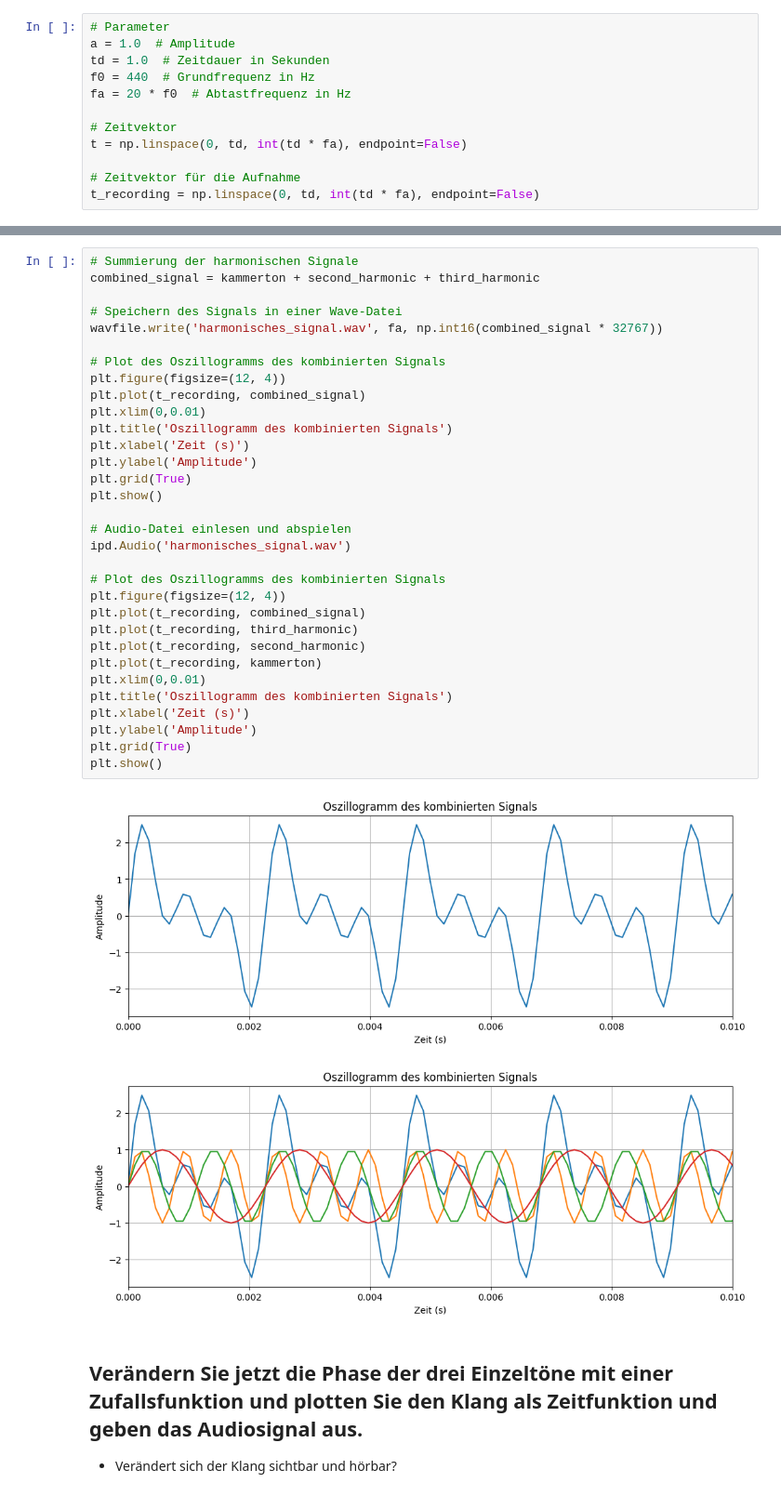
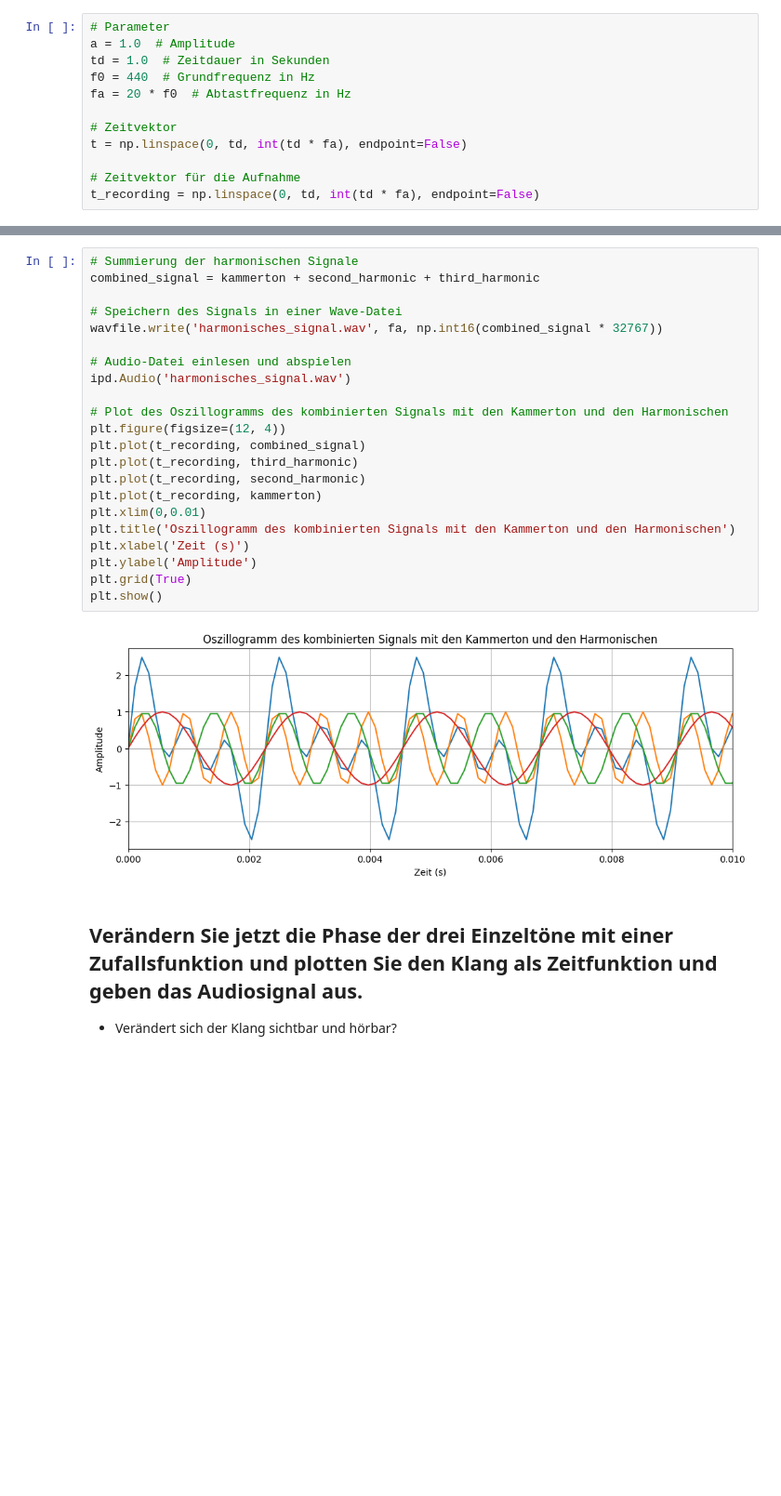
Before and after one commit to JoHoppe/LaborSprache, a Jupyter notebook: Sprachverarbeitung/labor1Überarbeitet.ipynb, the cells around one changed output, grey strips where cells are left out. Shown at 93% size. Saved outputs shown, nothing was run; the diff lists cells and outputs as text; blank space fills up the shorter version.

```diff
--- a/Sprachverarbeitung/labor1Überarbeitet.ipynb
+++ b/Sprachverarbeitung/labor1Überarbeitet.ipynb
@@ -148,38 +147,27 @@ ipd.Audio('3.harmonische.wav')
 # %%
 # Summierung der harmonischen Signale
 combined_signal = kammerton + second_harmonic + third_harmonic
 
 # Speichern des Signals in einer Wave-Datei
 wavfile.write('harmonisches_signal.wav', fa, np.int16(combined_signal * 32767))
 
-# Plot des Oszillogramms des kombinierten Signals
-plt.figure(figsize=(12, 4))
-plt.plot(t_recording, combined_signal)
-plt.xlim(0,0.01)
-plt.title('Oszillogramm des kombinierten Signals')
-plt.xlabel('Zeit (s)')
-plt.ylabel('Amplitude')
-plt.grid(True)
-plt.show()
-
 # Audio-Datei einlesen und abspielen
 ipd.Audio('harmonisches_signal.wav')
 
-# Plot des Oszillogramms des kombinierten Signals
+# Plot des Oszillogramms des kombinierten Signals mit den Kammerton und den Harmonischen
 plt.figure(figsize=(12, 4))
 plt.plot(t_recording, combined_signal)
 plt.plot(t_recording, third_harmonic)
 plt.plot(t_recording, second_harmonic)
 plt.plot(t_recording, kammerton)
 plt.xlim(0,0.01)
-plt.title('Oszillogramm des kombinierten Signals')
+plt.title('Oszillogramm des kombinierten Signals mit den Kammerton und den Harmonischen')
 plt.xlabel('Zeit (s)')
 plt.ylabel('Amplitude')
 plt.grid(True)
 plt.show()
 # %% [output]
-[figure, old version]
+[figure, new version]
-[figure, removed]
 # %% [markdown]
 ## Verändern Sie jetzt die Phase der drei Einzeltöne mit einer Zufallsfunktion und plotten Sie den Klang als Zeitfunktion und geben das Audiosignal aus.
 
```
Also changed, not shown: parts of 16 cells of this notebook.
